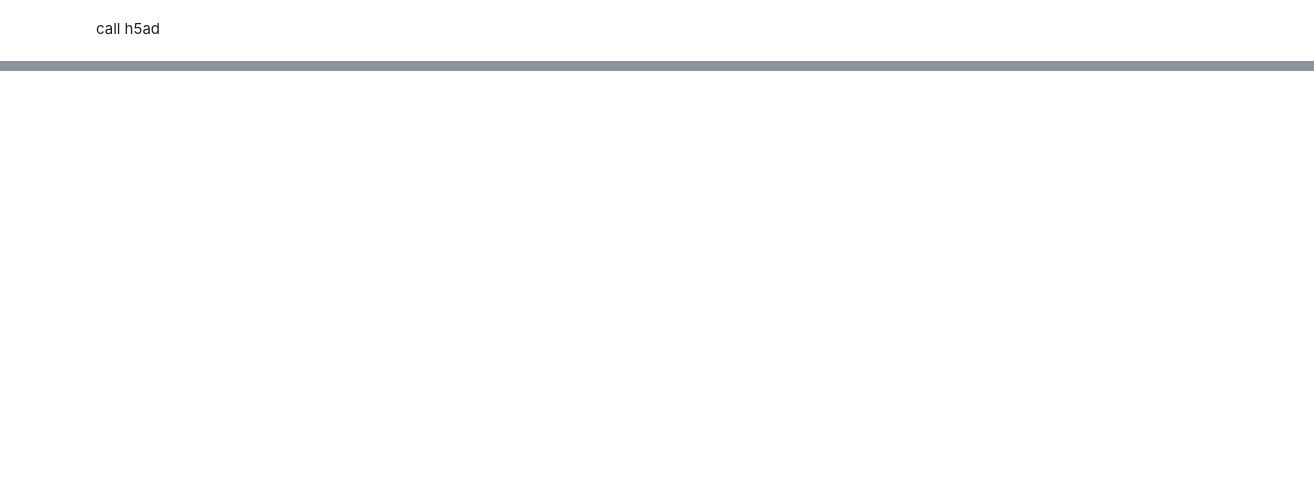
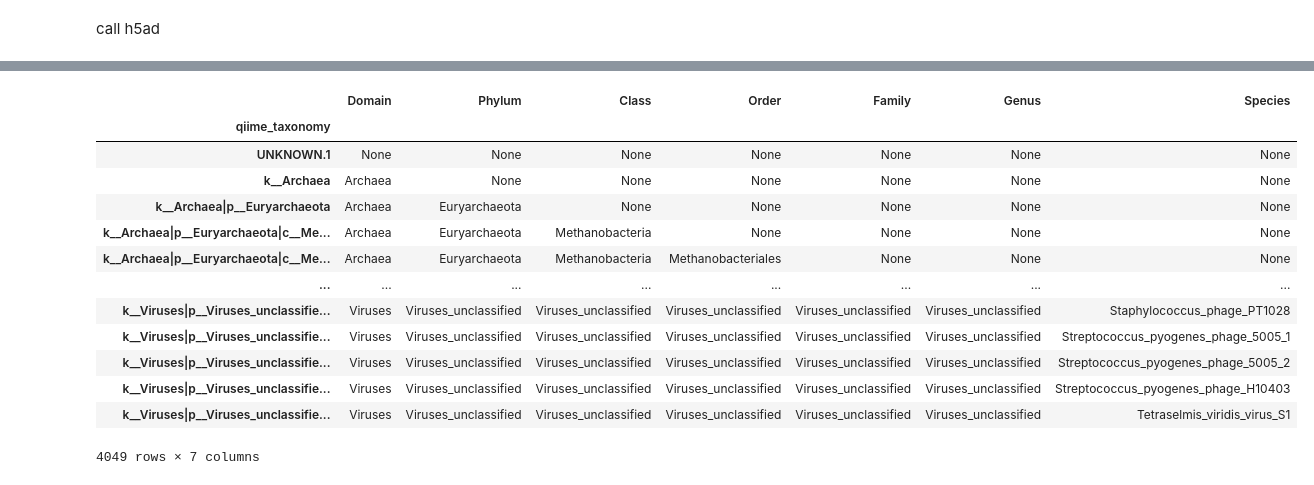
Before and after one commit to kkcchen/gut_microbiome_GPT, a Jupyter notebook: notebooks/wgs_notebooks/merge_wgs.ipynb, the cells around one changed output, grey strips where cells are left out. Cells and saved outputs as stored; diff of their text form; code cells hidden in the pictures; blank space fills up the shorter version.

```diff
--- a/notebooks/wgs_notebooks/merge_wgs.ipynb
+++ b/notebooks/wgs_notebooks/merge_wgs.ipynb
@@ -24,0 +143,2 @@ GMWI taxa: ['UNKNOWN.1', 'k__Archaea', 'k__Archaea|p__Euryarchaeota', 'k__Archae
+# %%
+joined = ad.concat([cmw, gmwi], axis=0, join="outer")
@@ -24,0 +197,31 @@ GMWI taxa: ['UNKNOWN.1', 'k__Archaea', 'k__Archaea|p__Euryarchaeota', 'k__Archae
+# %%
+import pandas as pd
+
+RANK_MAP = {
+    "k": "Domain",
+    "p": "Phylum",
+    "c": "Class",
+    "o": "Order",
+    "f": "Family",
+    "g": "Genus",
+    "s": "Species",
+}
+
+def parse_qiime_taxonomy(tax: str) -> dict:
+    """
+    Parse a QIIME taxonomy string into rank columns.
+    Missing ranks are filled with None.
+    """
+    out = {v: None for v in RANK_MAP.values()}
+
+    for part in tax.split("|"):
+        part = part.strip()
+        if "__" not in part:
+            continue
+        rank, value = part.split("__", 1)
+        if rank in RANK_MAP and value:
+            out[RANK_MAP[rank]] = value
+
+    return out
+
+parse_qiime_taxonomy("k__Bacteria|p__Firmicutes|c__Bacilli|o__Lactobacillales|f__Lactobacillaceae|g__Lactobacillus")
@@ -24,0 +236,9 @@ GMWI taxa: ['UNKNOWN.1', 'k__Archaea', 'k__Archaea|p__Euryarchaeota', 'k__Archae
+# %%
+def qiime_taxonomy_table(qiime_names):
+    rows = [parse_qiime_taxonomy(t) for t in qiime_names]
+    df = pd.DataFrame(rows, index=qiime_names)
+    df.index.name = "qiime_taxonomy"
+    return df
+
+
+joined.varm["taxonomy"] = qiime_taxonomy_table(joined.var_names)
@@ -24,0 +306,17 @@ GMWI taxa: ['UNKNOWN.1', 'k__Archaea', 'k__Archaea|p__Euryarchaeota', 'k__Archae
+# %%
+display(joined.varm["taxonomy"])
+# %% [output]
+|  | Domain | Phylum | Class | Order | Family | Genus | Species |
+| qiime_taxonomy |  |  |  |  |  |  |  |
+| UNKNOWN.1 | None | None | None | None | None | None | None |
+| k__Archaea | Archaea | None | None | None | None | None | None |
+| k__Archaea|p__Euryarchaeota | Archaea | Euryarchaeota | None | None | None | None | None |
+| k__Archaea|p__Euryarchaeota|c__Me... | Archaea | Euryarchaeota | Methanobacteria | None | None | None | None |
+| k__Archaea|p__Euryarchaeota|c__Me... | Archaea | Euryarchaeota | Methanobacteria | Methanobacteriales | None | None | None |
+| ... | ... | ... | ... | ... | ... | ... | ... |
+| k__Viruses|p__Viruses_unclassifie... | Viruses | Viruses_unclassified | Viruses_unclassified | Viruses_unclassified | Viruses_unclassified | Viruses_unclassified | Staphylococcus_phage_PT1028 |
+| k__Viruses|p__Viruses_unclassifie... | Viruses | Viruses_unclassified | Viruses_unclassified | Viruses_unclassified | Viruses_unclassified | Viruses_unclassified | Streptococcus_pyogenes_phage_5005_1 |
+| k__Viruses|p__Viruses_unclassifie... | Viruses | Viruses_unclassified | Viruses_unclassified | Viruses_unclassified | Viruses_unclassified | Viruses_unclassified | Streptococcus_pyogenes_phage_5005_2 |
+| k__Viruses|p__Viruses_unclassifie... | Viruses | Viruses_unclassified | Viruses_unclassified | Viruses_unclassified | Viruses_unclassified | Viruses_unclassified | Streptococcus_pyogenes_phage_H10403 |
+| k__Viruses|p__Viruses_unclassifie... | Viruses | Viruses_unclassified | Viruses_unclassified | Viruses_unclassified | Viruses_unclassified | Viruses_unclassified | Tetraselmis_viridis_virus_S1 |
+4049 rows × 7 columns
```
Also changed, not shown: parts of 28 cells of this notebook, 1 other file.
